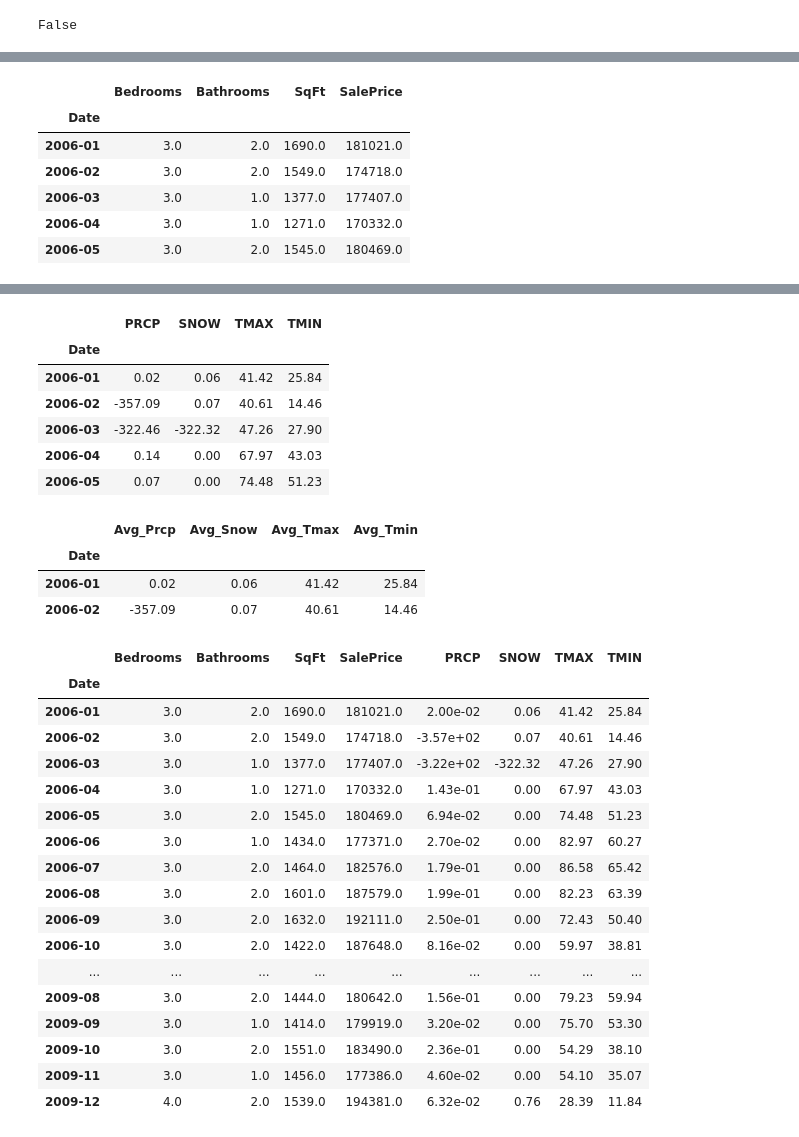
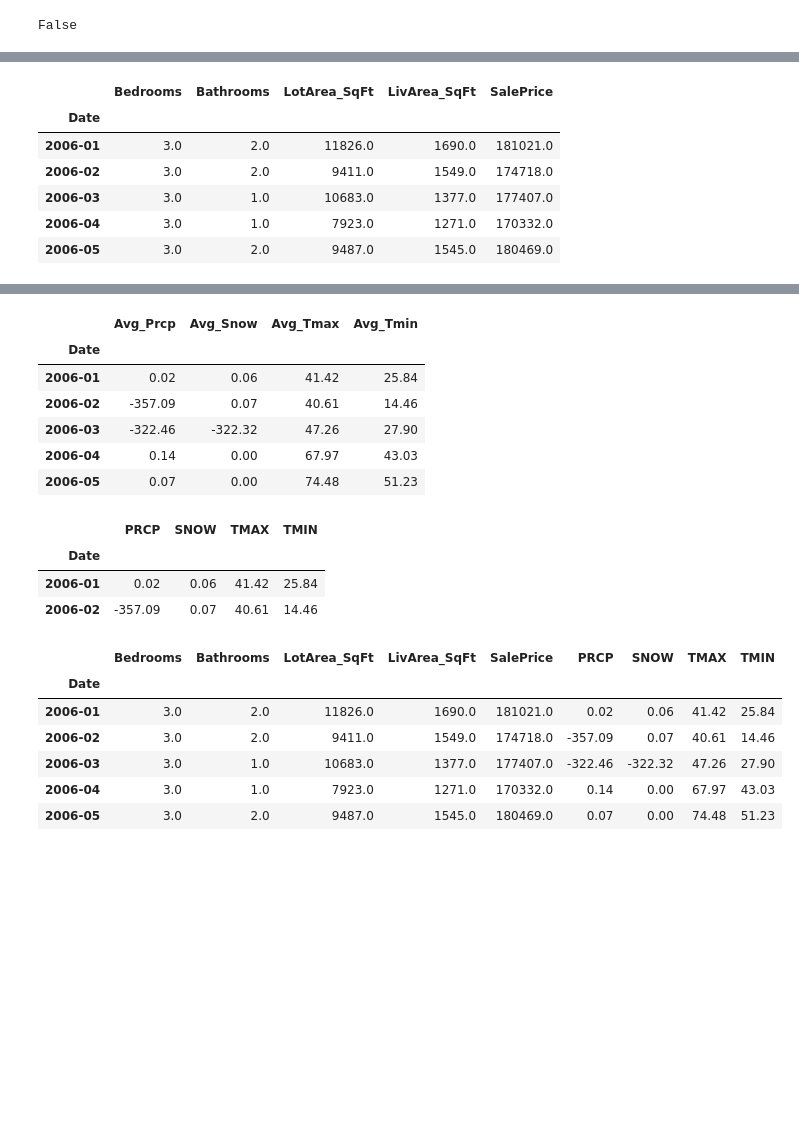
Before and after one commit to AlfredMtz/Springboard, a Jupyter notebook: amesproject.ipynb, the cells around one changed output, grey strips where cells are left out. Cells and saved outputs as stored; diff of their text form; code cells hidden in the pictures; blank space fills up the shorter version.

Commit message:
graphs, weather and housing data emerged

```diff
--- a/amesproject.ipynb
+++ b/amesproject.ipynb
@@ -19,6 +19,6 @@ css = open('style-table.css').read() + open('style-notebook.css').read()
 HTML('<style>{}</style>'.format(css))
 # %%
 dtitles = pd.DataFrame.from_csv('data/test.csv', index_col=None)
-dtitles = dtitles[['Id', 'BedroomAbvGr', 'FullBath', 'GrLivArea', 'MoSold', 'YrSold']]
+#dtitles = dtitles[['Id', 'BedroomAbvGr', 'FullBath', 'GrLivArea', 'MoSold', 'YrSold']]
 dtitles.head()
 # %% [output]
@@ -99,0 +115,4 @@ sqft_data.plot.scatter(x='GrLivArea', y='SalePrice', ylim=(0,400000));
+# %%
+# Filter columns needed.
+h_data =  h_data[['BedroomAbvGr', 'FullBath', 'LotArea', 'GrLivArea','YrSold', 'MoSold', 'SalePrice']]
+h_data.head()
@@ -140,7 +156,7 @@ hs_data = h_data[(h_data.YrSold >= 2006) & (h_data.YrSold <= 2009)&
                 & (h_data.GrLivArea <= 4000)]
 
 # ranaming columns
-col = ['Id', 'Bedrooms', 'Bathrooms', 'SqFt', 'Month', 'Year', 'SalePrice']
+col = ['Bedrooms', 'Bathrooms','LotArea_SqFt', 'LivArea_SqFt', 'year', 'month', 'SalePrice']
 hs_data.columns = col
 hs_data.head(3)
 # %% [output]
@@ -152,22 +168,20 @@ hs_data.head(3)
 # HOUSING DATA AVERAGE SALESPRICES FOR EACH MONTH OF EACH YEAR.----------------------------------------------------------------
 # %%
 # Building dataframe to a series datetime index
-hs_data.loc[:, 'Day'] = 1
-#h_data.head()
+hs_data.loc[:, 'day'] = 1
 
-date = pd.to_datetime(hs_data[['Year', 'Month', 'Day']])
+# adding column as one datetime.
+date = pd.to_datetime(hs_data[['year', 'month', 'day']])
 hs_data.loc[:, 'Date'] = date
-#h_data.head()
 
 # Subtracting only columns needed!
-housing_data = hs_data[['Date', 'Bedrooms', 'Bathrooms', 'SqFt', 'SalePrice']]
-#housing_data.head()
+housing_data = hs_data[['Date', 'Bedrooms', 'Bathrooms', 'LotArea_SqFt', 'LivArea_SqFt', 'SalePrice']]
 
 #Formating 'Id' value to only year and month.
 housing_data.loc[:, 'Date'] = housing_data.Date.dt.to_period('M')
-#housing_data.head()
 
 # Seting, sorting and renaming index
 housing_data = housing_data.set_index('Date').sort_index()
+
 housing_data.head(2)
 # %% [output]
@@ -179,17 +193,17 @@ housing_data.head(2)
 # AVERAGE VALUES FOR EACH COLUMN
 hs_data_avg = housing_data.groupby(housing_data.index).mean().round()
 
-# Convert index from Period[M] to object type.
+# changing index to string object for later joining
 hs_data_avg.index = hs_data_avg.index.map(str)
 hs_data_avg.head()
 # %% [output]
-|  | Bedrooms | Bathrooms | SqFt | SalePrice |
-| Date |  |  |  |  |
-| 2006-01 | 3.0 | 2.0 | 1690.0 | 181021.0 |
-| 2006-02 | 3.0 | 2.0 | 1549.0 | 174718.0 |
-| 2006-03 | 3.0 | 1.0 | 1377.0 | 177407.0 |
-| 2006-04 | 3.0 | 1.0 | 1271.0 | 170332.0 |
-| 2006-05 | 3.0 | 2.0 | 1545.0 | 180469.0 |
+|  | Bedrooms | Bathrooms | LotArea_SqFt | LivArea_SqFt | SalePrice |
+| Date |  |  |  |  |  |
+| 2006-01 | 3.0 | 2.0 | 11826.0 | 1690.0 | 181021.0 |
+| 2006-02 | 3.0 | 2.0 | 9411.0 | 1549.0 | 174718.0 |
+| 2006-03 | 3.0 | 1.0 | 10683.0 | 1377.0 | 177407.0 |
+| 2006-04 | 3.0 | 1.0 | 7923.0 | 1271.0 | 170332.0 |
+| 2006-05 | 3.0 | 2.0 | 9487.0 | 1545.0 | 180469.0 |
 # %%
 # WEATHER DATA -------------------------------------------------------------------------------------------------------------
 # %%
@@ -211,11 +225,9 @@ weather_d4 = weather_d3[['Date', 'PRCP', 'SNOW', 'TMAX', 'TMIN']]
 weather_d4['Date'] =weather_d4.Date.dt.to_period('M')
 weather_data = weather_d4.set_index('Date').sort_index()
 
-# Convert index from Period[M] to object type.
-wth_data_avg.index = wth_data_avg.index.map(str)
 wth_data_avg.head()
 # %% [output]
-|  | PRCP | SNOW | TMAX | TMIN |
+|  | Avg_Prcp | Avg_Snow | Avg_Tmax | Avg_Tmin |
 | Date |  |  |  |  |
 | 2006-01 | 0.02 | 0.06 | 41.42 | 25.84 |
 | 2006-02 | -357.09 | 0.07 | 40.61 | 14.46 |
@@ -224,14 +236,16 @@ wth_data_avg.head()
 | 2006-05 | 0.07 | 0.00 | 74.48 | 51.23 |
 # %%
 # WEATHER AVERAGES FOR EACH MONTH OF EACH YEAR.
-wth_data_avg = weather_data.groupby(weather_data.index).mean()
+
 col = ['Avg_Prcp', 'Avg_Snow', 'Avg_Tmax', 'Avg_Tmin']
 wth_data_avg.columns = col
 
+wth_data_avg = weather_data.groupby(weather_data.index).mean()
+
 wth_data_avg.index = wth_data_avg.index.map(str)
 wth_data_avg.head(2)
 # %% [output]
-|  | Avg_Prcp | Avg_Snow | Avg_Tmax | Avg_Tmin |
+|  | PRCP | SNOW | TMAX | TMIN |
 | Date |  |  |  |  |
 | 2006-01 | 0.02 | 0.06 | 41.42 | 25.84 |
 | 2006-02 | -357.09 | 0.07 | 40.61 | 14.46 |
@@ -239,23 +253,12 @@ wth_data_avg.head(2)
 # MERGING HOUSING AND WEATHER DATA --------------------------------------------------------------------------------------------
 # %%
 hs_wth_data = hs_data_avg.join(wth_data_avg)
-hs_wth_data
+hs_wth_data.head()
 # %% [output]
-|  | Bedrooms | Bathrooms | SqFt | SalePrice | PRCP | SNOW | TMAX | TMIN |
-| Date |  |  |  |  |  |  |  |  |
-| 2006-01 | 3.0 | 2.0 | 1690.0 | 181021.0 | 2.00e-02 | 0.06 | 41.42 | 25.84 |
-| 2006-02 | 3.0 | 2.0 | 1549.0 | 174718.0 | -3.57e+02 | 0.07 | 40.61 | 14.46 |
-| 2006-03 | 3.0 | 1.0 | 1377.0 | 177407.0 | -3.22e+02 | -322.32 | 47.26 | 27.90 |
-| 2006-04 | 3.0 | 1.0 | 1271.0 | 170332.0 | 1.43e-01 | 0.00 | 67.97 | 43.03 |
-| 2006-05 | 3.0 | 2.0 | 1545.0 | 180469.0 | 6.94e-02 | 0.00 | 74.48 | 51.23 |
-| 2006-06 | 3.0 | 1.0 | 1434.0 | 177371.0 | 2.70e-02 | 0.00 | 82.97 | 60.27 |
-| 2006-07 | 3.0 | 2.0 | 1464.0 | 182576.0 | 1.79e-01 | 0.00 | 86.58 | 65.42 |
-| 2006-08 | 3.0 | 2.0 | 1601.0 | 187579.0 | 1.99e-01 | 0.00 | 82.23 | 63.39 |
-| 2006-09 | 3.0 | 2.0 | 1632.0 | 192111.0 | 2.50e-01 | 0.00 | 72.43 | 50.40 |
-| 2006-10 | 3.0 | 2.0 | 1422.0 | 187648.0 | 8.16e-02 | 0.00 | 59.97 | 38.81 |
-| ... | ... | ... | ... | ... | ... | ... | ... | ... |
-| 2009-08 | 3.0 | 2.0 | 1444.0 | 180642.0 | 1.56e-01 | 0.00 | 79.23 | 59.94 |
-| 2009-09 | 3.0 | 1.0 | 1414.0 | 179919.0 | 3.20e-02 | 0.00 | 75.70 | 53.30 |
-| 2009-10 | 3.0 | 2.0 | 1551.0 | 183490.0 | 2.36e-01 | 0.00 | 54.29 | 38.10 |
-| 2009-11 | 3.0 | 1.0 | 1456.0 | 177386.0 | 4.60e-02 | 0.00 | 54.10 | 35.07 |
-| 2009-12 | 4.0 | 2.0 | 1539.0 | 194381.0 | 6.32e-02 | 0.76 | 28.39 | 11.84 |
+|  | Bedrooms | Bathrooms | LotArea_SqFt | LivArea_SqFt | SalePrice | PRCP | SNOW | TMAX | TMIN |
+| Date |  |  |  |  |  |  |  |  |  |
+| 2006-01 | 3.0 | 2.0 | 11826.0 | 1690.0 | 181021.0 | 0.02 | 0.06 | 41.42 | 25.84 |
+| 2006-02 | 3.0 | 2.0 | 9411.0 | 1549.0 | 174718.0 | -357.09 | 0.07 | 40.61 | 14.46 |
+| 2006-03 | 3.0 | 1.0 | 10683.0 | 1377.0 | 177407.0 | -322.46 | -322.32 | 47.26 | 27.90 |
+| 2006-04 | 3.0 | 1.0 | 7923.0 | 1271.0 | 170332.0 | 0.14 | 0.00 | 67.97 | 43.03 |
+| 2006-05 | 3.0 | 2.0 | 9487.0 | 1545.0 | 180469.0 | 0.07 | 0.00 | 74.48 | 51.23 |
```
Also changed, not shown: parts of 15 cells of this notebook.
